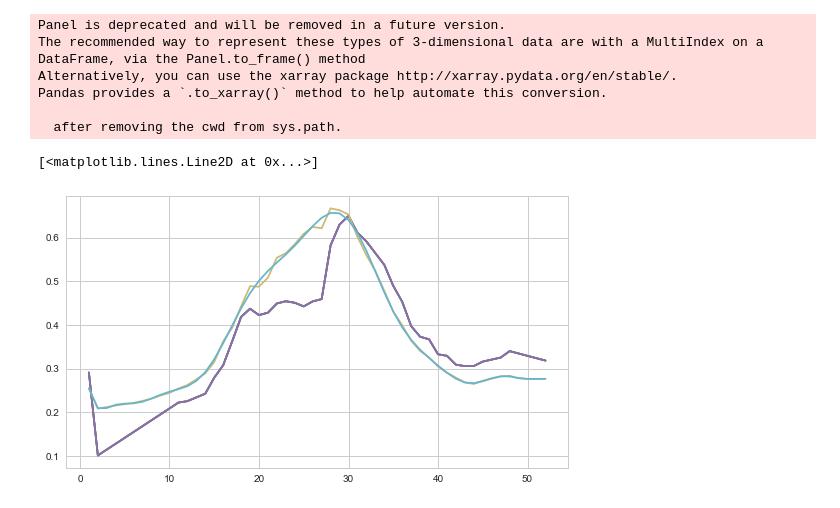
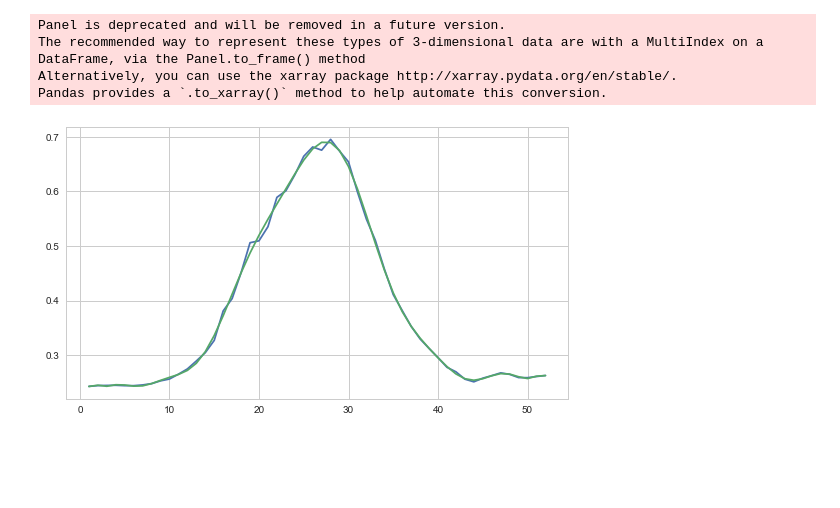
Before and after one commit to DFS-UCU/UkrainianAgriculture, a Jupyter notebook: notebooks/NDVI_normalized.ipynb, the cells around one changed output. Cells and saved outputs as stored; diff of their text form; code cells hidden in the pictures; blank space fills up the shorter version.

Commit message:
curve fit viz

```diff
--- a/notebooks/NDVI_normalized.ipynb
+++ b/notebooks/NDVI_normalized.ipynb
@@ -58,7 +58,7 @@ def get_year_data_ind(year):
 def get_mean_week_ndvi():
     FILE = '../Сводная вегетация.xlsx'
     df_list = []
-    for i in range(2012,2016):
+    for i in range(2013,2016):
         SHEET = str(i)
 
         df = pd.read_excel(FILE, sheetname=SHEET, header=1)
@@ -121,23 +121,23 @@ def plot_ndvi(culture, year):
 
     plt.plot(xt, yt)
 # %%
-for i in range(2012, 2016):
-    plot_ndvi('Кукуруза', i)
-
-df = whole_data_culture_ndvi()
-yt = df.loc['Кукуруза'].values
-xt = range(1, 53)
-plt.plot(xt, yt)
-coeff = poly.polyfit(x=xt, y=yt, deg=18)
-x_new = np.linspace(xt[0], xt[-1], num=len(xt))
-ffit = poly.polyval(x_new, coeff)
-plt.plot(x_new, ffit)
+def plot_mean_ndvi(culture):
+    df = whole_data_culture_ndvi()
+    yt = df.loc[culture].values
+    xt = range(1, 53)
+    plt.plot(xt, yt)
+    coeff = poly.polyfit(x=xt, y=yt, deg=18)
+    x_new = np.linspace(xt[0], xt[-1], num=len(xt))
+    ffit = poly.polyval(x_new, coeff)
+    plt.plot(x_new, ffit)
-# %% [output]
-Panel is deprecated and will be removed in a future version.
-The recommended way to represent these types of 3-dimensional data are with a MultiIndex on a DataFrame, via the Panel.to_frame() method
-Alternatively, you can use the xarray package http://xarray.pydata.org/en/stable/.
-Pandas provides a `.to_xarray()` method to help automate this conversion.
-
-  after removing the cwd from sys.path.
-[<matplotlib.lines.Line2D at 0x...>]
-[figure, removed]
+# %%
+# for i in range(2013, 2016):
+#     plot_ndvi('Кукуруза', i)
+
+plot_mean_ndvi('Кукуруза')
+# %% [output]
+Panel is deprecated and will be removed in a future version.
+The recommended way to represent these types of 3-dimensional data are with a MultiIndex on a DataFrame, via the Panel.to_frame() method
+Alternatively, you can use the xarray package http://xarray.pydata.org/en/stable/.
+Pandas provides a `.to_xarray()` method to help automate this conversion.
+[figure, added]
```
Also changed, not shown: parts of 7 cells of this notebook, 1 other file.
